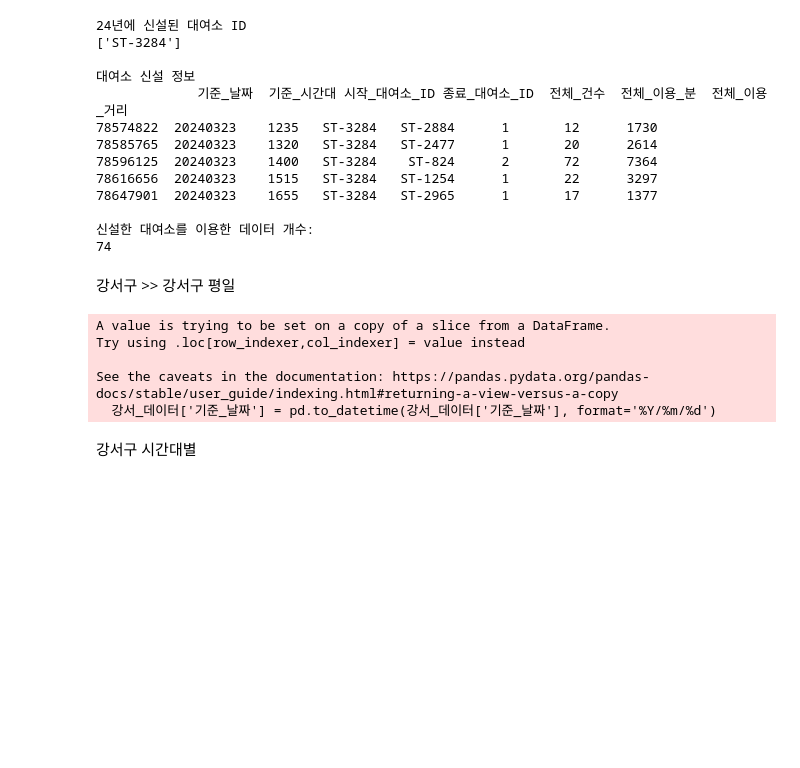
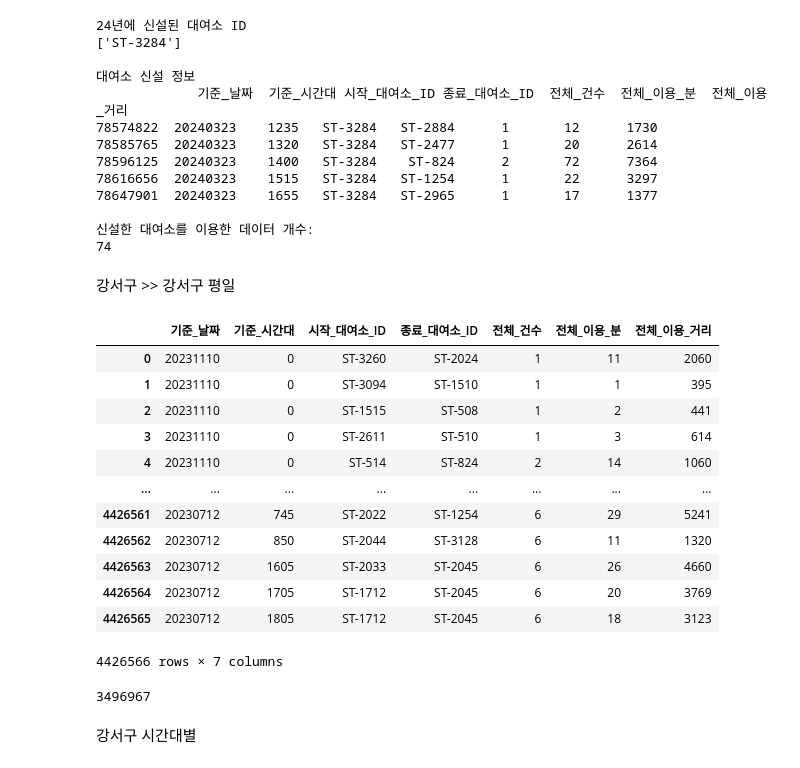
Before and after one commit to minseokpark6/SemiProject_Group3, a Jupyter notebook: Code/Origin/BikeSeoul_SemiGroup3.ipynb, the cells around one changed output. Drawn from its saved outputs; the diff is of its cells as text; code cells hidden in the pictures; blank space fills up the shorter version.

```diff
--- a/Code/Origin/BikeSeoul_SemiGroup3.ipynb
+++ b/Code/Origin/BikeSeoul_SemiGroup3.ipynb
@@ -386,11 +389,22 @@ print(len(강서_대여소_added_2024))
 # %% [markdown]
 강서구 >> 강서구 평일
 # %%
+강서_데이터 = pd.concat([강서_데이터_01, 강서_데이터_02], ignore_index=True)
 강서_데이터['기준_날짜'] = pd.to_datetime(강서_데이터['기준_날짜'], format='%Y/%m/%d')
 강서_데이터 = 강서_데이터[강서_데이터['기준_날짜'].dt.dayofweek < 5]
-# %% [output]
-A value is trying to be set on a copy of a slice from a DataFrame.
-Try using .loc[row_indexer,col_indexer] = value instead
-
-See the caveats in the documentation: https://pandas.pydata.org/pandas-docs/stable/user_guide/indexing.html#returning-a-view-versus-a-copy
-  강서_데이터['기준_날짜'] = pd.to_datetime(강서_데이터['기준_날짜'], format='%Y/%m/%d')
+# %%
+강서_데이터
+# %% [output]
+|  | 기준_날짜 | 기준_시간대 | 시작_대여소_ID | 종료_대여소_ID | 전체_건수 | 전체_이용_분 | 전체_이용_거리 |
+| 0 | 20231110 | 0 | ST-3260 | ST-2024 | 1 | 11 | 2060 |
+| 1 | 20231110 | 0 | ST-3094 | ST-1510 | 1 | 1 | 395 |
+| 2 | 20231110 | 0 | ST-1515 | ST-508 | 1 | 2 | 441 |
+| 3 | 20231110 | 0 | ST-2611 | ST-510 | 1 | 3 | 614 |
+| 4 | 20231110 | 0 | ST-514 | ST-824 | 2 | 14 | 1060 |
+| ... | ... | ... | ... | ... | ... | ... | ... |
+| 4426561 | 20230712 | 745 | ST-2022 | ST-1254 | 6 | 29 | 5241 |
+| 4426562 | 20230712 | 850 | ST-2044 | ST-3128 | 6 | 11 | 1320 |
+| 4426563 | 20230712 | 1605 | ST-2033 | ST-2045 | 6 | 26 | 4660 |
+| 4426564 | 20230712 | 1705 | ST-1712 | ST-2045 | 6 | 20 | 3769 |
+| 4426565 | 20230712 | 1805 | ST-1712 | ST-2045 | 6 | 18 | 3123 |
+4426566 rows × 7 columns
@@ -397,3 +416,7 @@ See the caveats in the documentation: https://pandas.pydata.org/pandas-docs/stab
+# %%
+len(강서_데이터)
+# %% [output]
+3496967
 # %% [markdown]
 강서구 시간대별
 # %%
```
Also changed, not shown: parts of 9 cells of this notebook.
